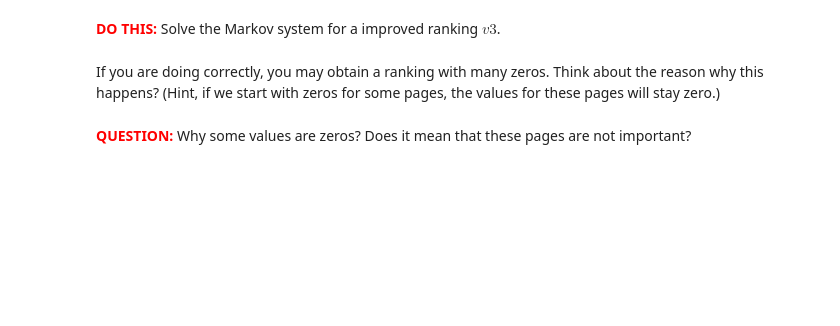
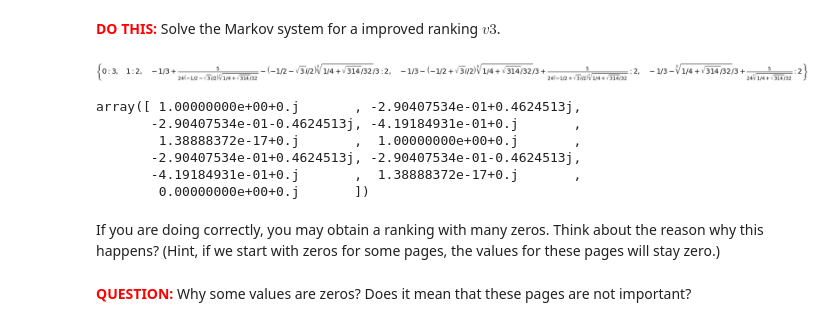
Before and after one commit to nicwigs/314, a Jupyter notebook: hw/HW4-Pagerank.ipynb, the cells around one changed output. Cells and saved outputs as stored; diff of their text form; code cells hidden in the pictures; blank space fills up the shorter version.

```diff
--- a/hw/HW4-Pagerank.ipynb
+++ b/hw/HW4-Pagerank.ipynb
@@ -71,0 +98,5 @@ v2 =
+# %%
+# Put your test code here
+links = np.divide(np.ones((A.shape[0],1)),A.T*np.ones((A.shape[0],1)))
+v2 = A*links
+v2
@@ -84,0 +126,5 @@ That is $$v=Pv.$$
+# %%
+# Put your verify code here
+P = A*np.diag(np.reshape(np.array(links),(11)))
+# All columns add up to one as seen below
+P.T*np.ones((A.shape[0],1))
@@ -89,3 +147,17 @@ That is $$v=Pv.$$
+# %%
+sym.Matrix(P).eigenvals()
+# %% [output]
+[figure, added]
+# %%
+vals, vects = np.linalg.eig(P)
+vals
+# %% [output]
+array([ 1.00000000e+00+0.j       , -2.90407534e-01+0.4624513j,
+       -2.90407534e-01-0.4624513j, -4.19184931e-01+0.j       ,
+        1.38888372e-17+0.j       ,  1.00000000e+00+0.j       ,
+       -2.90407534e-01+0.4624513j, -2.90407534e-01-0.4624513j,
+       -4.19184931e-01+0.j       ,  1.38888372e-17+0.j       ,
+        0.00000000e+00+0.j       ])
 # %% [markdown]
 If you are doing correctly, you may obtain a ranking with many zeros.
 Think about the reason why this happens? (Hint, if we start with zeros for some pages, the values for these pages will stay zero.)
```
Also changed, not shown: parts of 29 cells of this notebook.
